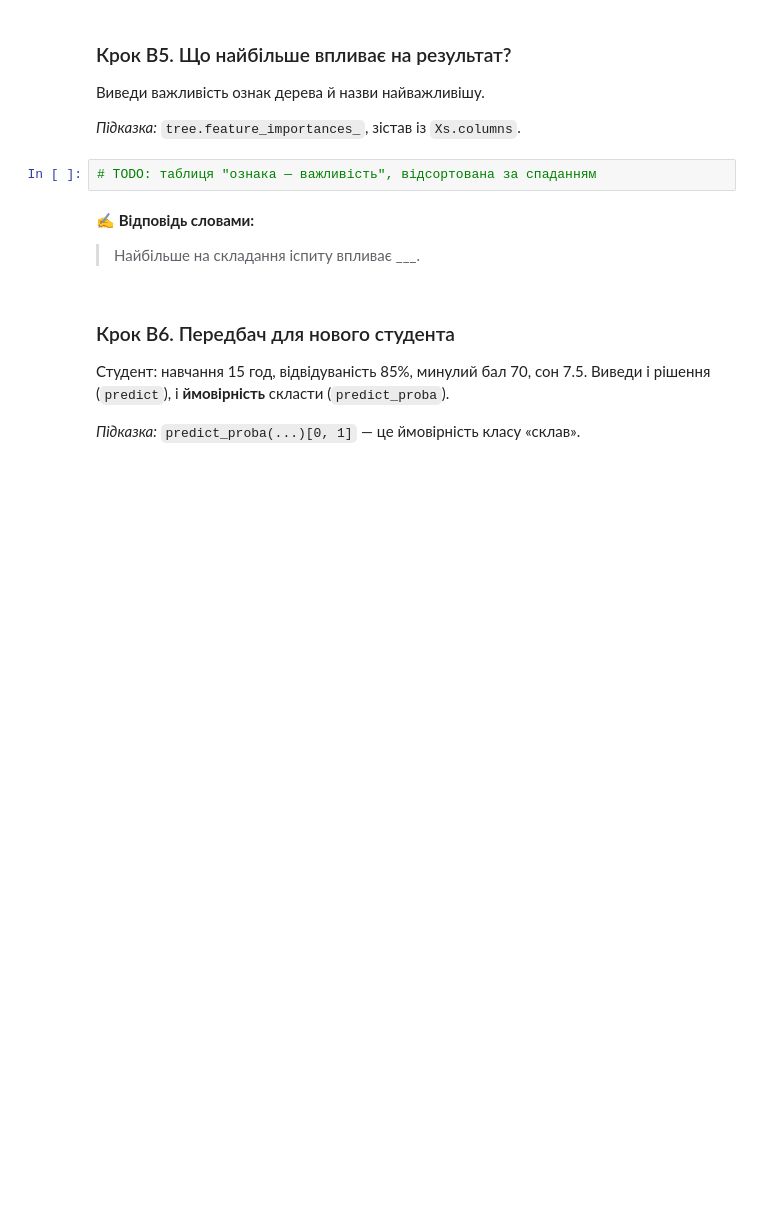
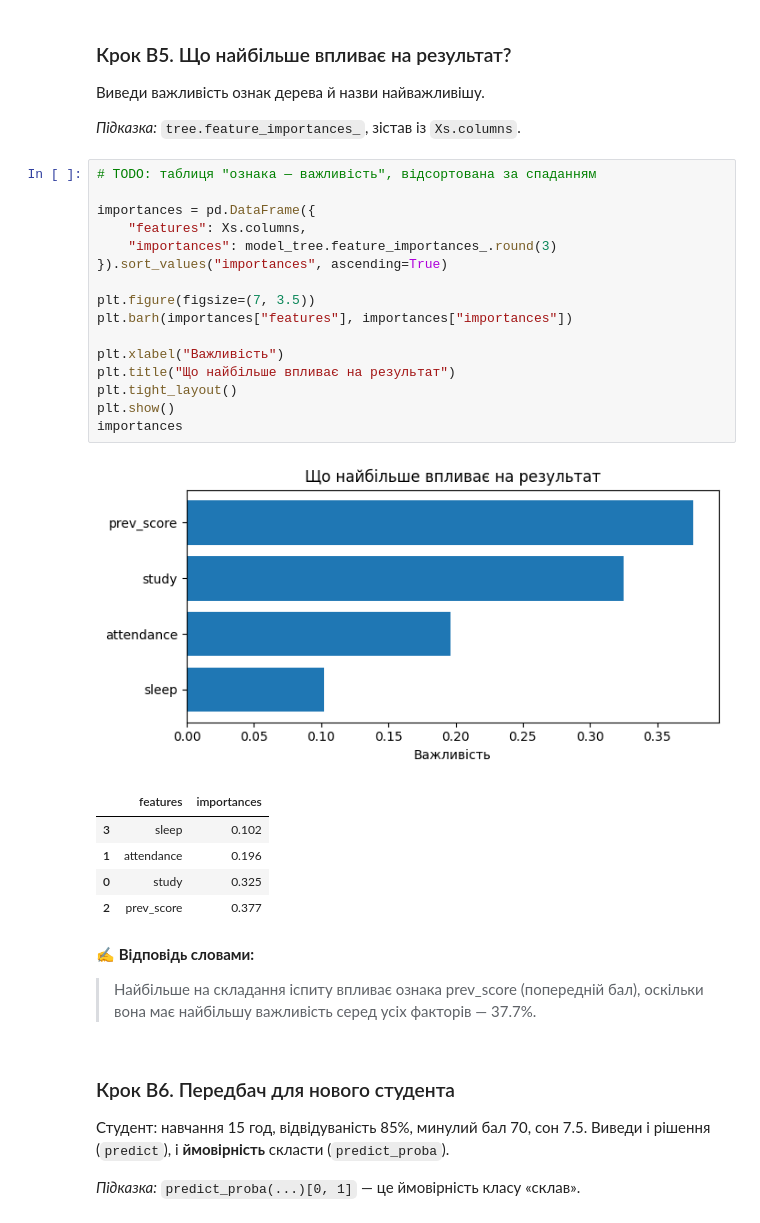
Before and after one commit to AllaYermilko/DTA-2026, a Jupyter notebook: ML/ml_practice_LR&Cl.ipynb, the cells around one changed output. Saved outputs shown, nothing was run; the diff lists cells and outputs as text; blank space fills up the shorter version.

```diff
--- a/ML/ml_practice_LR&Cl.ipynb
+++ b/ML/ml_practice_LR&Cl.ipynb
@@ -191,11 +373,32 @@ from sklearn.metrics import accuracy_score, confusion_matrix
 Виведи важливість ознак дерева й назви найважливішу.
 
 *Підказка:* `tree.feature_importances_`, зістав із `Xs.columns`.
-# %%
-# TODO: таблиця "ознака — важливість", відсортована за спаданням
+# %%
+# TODO: таблиця "ознака — важливість", відсортована за спаданням
+
+importances = pd.DataFrame({
+    "features": Xs.columns,
+    "importances": model_tree.feature_importances_.round(3)
+}).sort_values("importances", ascending=True)
+
+plt.figure(figsize=(7, 3.5))
+plt.barh(importances["features"], importances["importances"])
+
+plt.xlabel("Важливість")
+plt.title("Що найбільше впливає на результат")
+plt.tight_layout()
+plt.show()
+importances
+# %% [output]
+[figure, added]
+|  | features | importances |
+| 3 | sleep | 0.102 |
+| 1 | attendance | 0.196 |
+| 0 | study | 0.325 |
+| 2 | prev_score | 0.377 |
 # %% [markdown]
 ✍️ **Відповідь словами:**
-> Найбільше на складання іспиту впливає ___.
+> Найбільше на складання іспиту впливає ознака prev_score (попередній бал), оскільки вона має найбільшу важливість серед усіх факторів — 37.7%.
 # %% [markdown]
 ### Крок B6. Передбач для нового студента
 Студент: навчання 15 год, відвідуваність 85%, минулий бал 70, сон 7.5.
```
Also changed, not shown: parts of 23 cells of this notebook.
